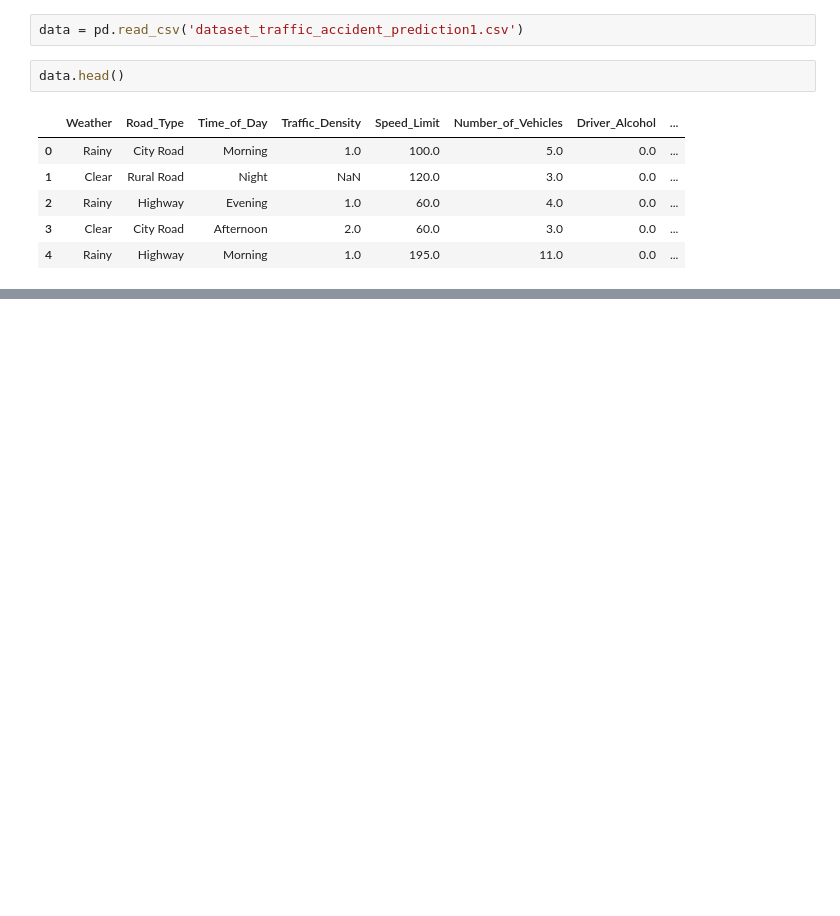
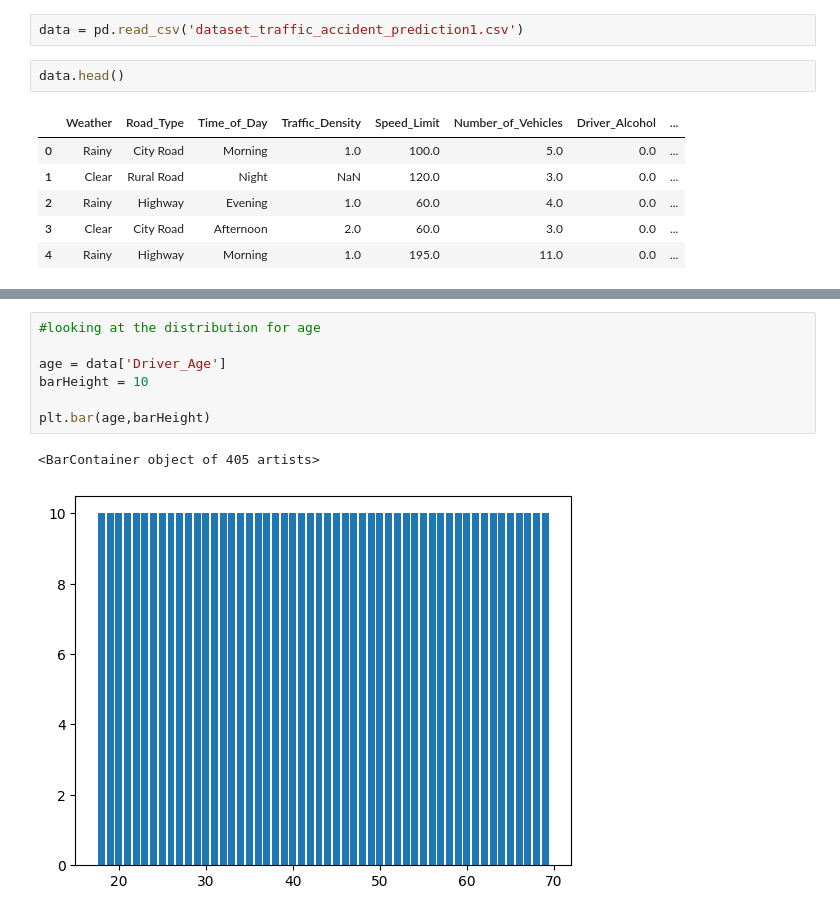
Before and after one commit to bigdog0044/Traffic-Accident-Prediction, a Jupyter notebook: main.ipynb, the cells around one changed output, grey strips where cells are left out. Cells and saved outputs as stored; diff of their text form; blank space fills up the shorter version.

```diff
--- a/main.ipynb
+++ b/main.ipynb
@@ -19,0 +99,10 @@ TypeError: 'method' object is not iterable
+# %%
+#looking at the distribution for age
+
+age = data['Driver_Age']
+barHeight = 10
+
+plt.bar(age,barHeight)
+# %% [output]
+<BarContainer object of 405 artists>
+[figure, added]
```
Also changed, not shown: parts of 15 cells of this notebook.
